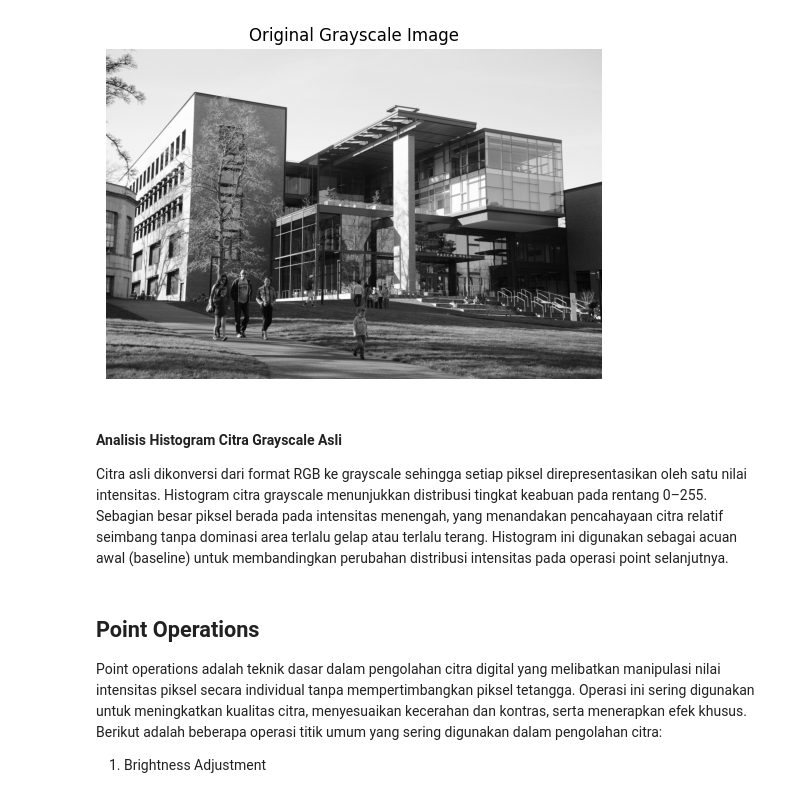
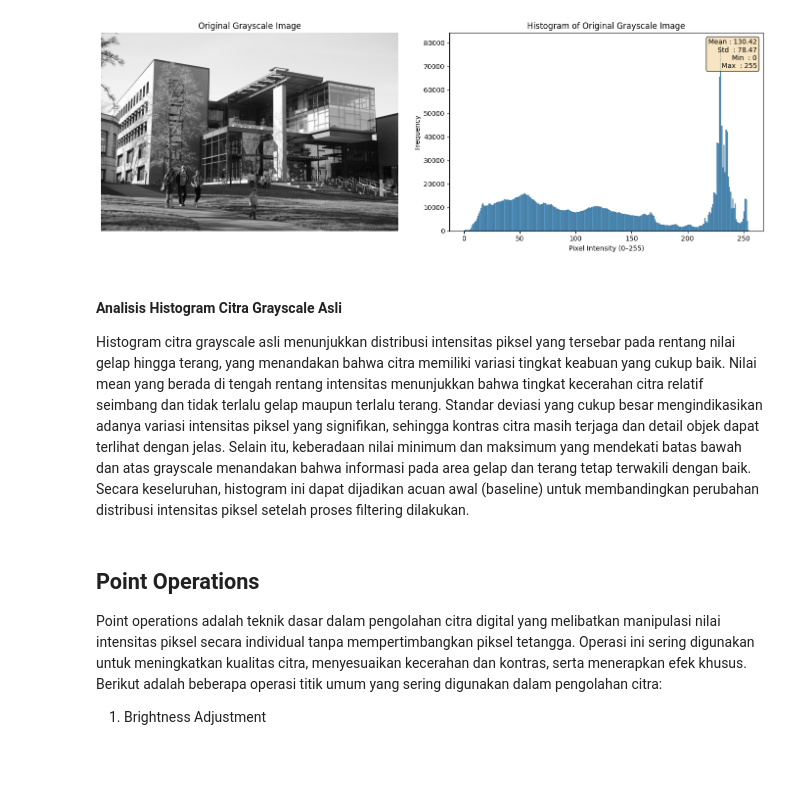
Before and after one commit to Sugiarta123/Quiz-2, a Jupyter notebook: 03_point_operations.ipynb, the cells around one changed output. Saved outputs shown, nothing was run; the diff lists cells and outputs as text; code cells hidden in the pictures; blank space fills up the shorter version.

Commit message:
Membuat Histogram dan Analisis

```diff
--- a/03_point_operations.ipynb
+++ b/03_point_operations.ipynb
@@ -4,23 +4,59 @@ import numpy as np
 import seaborn as sns
 import matplotlib.pyplot as plt
 # %%
-img = cv2.imread('Campus.jpg') # Adjust the path as necessary
+import cv2
+import matplotlib.pyplot as plt
+import numpy as np
+import seaborn as sns
 
+# Load image & convert to grayscale
+img = cv2.imread('Campus.jpg')
 if img is None:
-	raise FileNotFoundError("Image file not found. Please check the path.")
+    raise FileNotFoundError("Image file not found. Please check the path.")
 img_gray = cv2.cvtColor(img, cv2.COLOR_BGR2GRAY)
 
-img_gray = cv2.cvtColor(img, cv2.COLOR_BGR2GRAY)
-plt.imshow(img_gray, cmap='gray')
-plt.title("Original Grayscale Image")
-plt.axis('off')
+# Tampilkan gambar & histogram
+fig, axes = plt.subplots(1, 2, figsize=(14, 5))
+
+# Grayscale image
+axes[0].imshow(img_gray, cmap='gray')
+axes[0].set_title("Original Grayscale Image")
+axes[0].axis('off')
+
+# Histogram grayscale
+sns.histplot(img_gray.flatten(), bins=256, kde=False, ax=axes[1])
+axes[1].set_title("Histogram of Original Grayscale Image")
+axes[1].set_xlabel("Pixel Intensity (0–255)")
+axes[1].set_ylabel("Frequency")
+
+# Statistik dasar histogram
+mean_val = np.mean(img_gray)
+std_val = np.std(img_gray)
+min_val = np.min(img_gray)
+max_val = np.max(img_gray)
+
+stats_text = (
+    f"Mean : {mean_val:.2f}\n"
+    f"Std  : {std_val:.2f}\n"
+    f"Min  : {min_val}\n"
+    f"Max  : {max_val}"
+)
+
+axes[1].text(
+    0.98, 0.97, stats_text,
+    transform=axes[1].transAxes,
+    ha='right', va='top',
+    bbox=dict(boxstyle='round', facecolor='wheat', alpha=0.8)
+)
+
+plt.tight_layout()
 plt.show()
 # %% [output]
-[figure, old version]
+[figure, new version]
 # %% [markdown]
 #### Analisis Histogram Citra Grayscale Asli
 
-Citra asli dikonversi dari format RGB ke grayscale sehingga setiap piksel direpresentasikan oleh satu nilai intensitas. Histogram citra grayscale menunjukkan distribusi tingkat keabuan pada rentang 0–255. Sebagian besar piksel berada pada intensitas menengah, yang menandakan pencahayaan citra relatif seimbang tanpa dominasi area terlalu gelap atau terlalu terang. Histogram ini digunakan sebagai acuan awal (baseline) untuk membandingkan perubahan distribusi intensitas pada operasi point selanjutnya.
+Histogram citra grayscale asli menunjukkan distribusi intensitas piksel yang tersebar pada rentang nilai gelap hingga terang, yang menandakan bahwa citra memiliki variasi tingkat keabuan yang cukup baik. Nilai mean yang berada di tengah rentang intensitas menunjukkan bahwa tingkat kecerahan citra relatif seimbang dan tidak terlalu gelap maupun terlalu terang. Standar deviasi yang cukup besar mengindikasikan adanya variasi intensitas piksel yang signifikan, sehingga kontras citra masih terjaga dan detail objek dapat terlihat dengan jelas. Selain itu, keberadaan nilai minimum dan maksimum yang mendekati batas bawah dan atas grayscale menandakan bahwa informasi pada area gelap dan terang tetap terwakili dengan baik. Secara keseluruhan, histogram ini dapat dijadikan acuan awal (baseline) untuk membandingkan perubahan distribusi intensitas piksel setelah proses filtering dilakukan.
 # %%
 # Create a function to display images
 def show_image(image, title="Image"):
```
Also changed, not shown: parts of 4 cells of this notebook.
